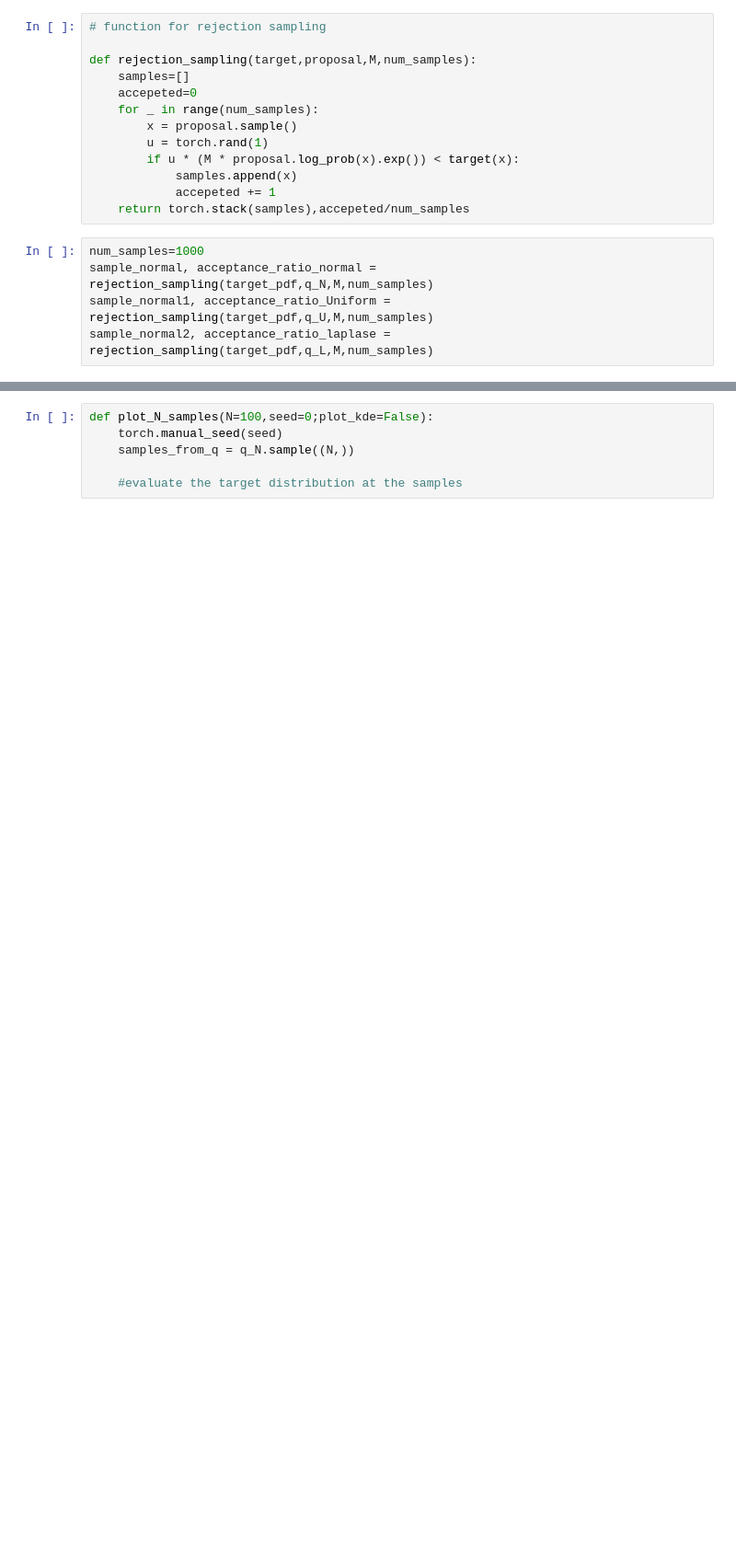
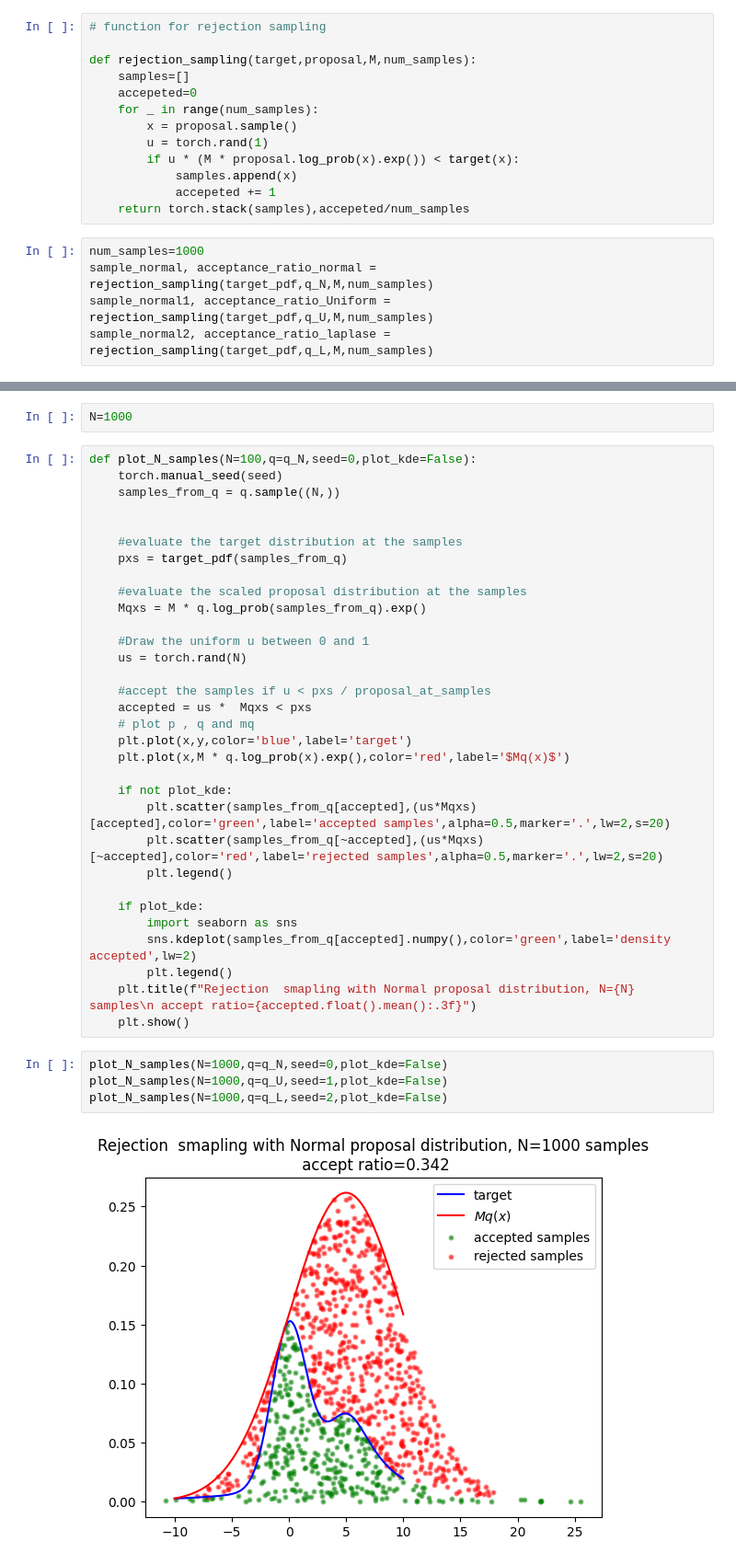
Before and after one commit to rishabh-mondal/Probabilistic-machine-learning, a Jupyter notebook: aasisgnment3.ipynb, the cells around one changed output, grey strips where cells are left out. Shown: that part at 92% size. Cells and saved outputs as stored; diff of their text form; blank space fills up the shorter version.

```diff
--- a/aasisgnment3.ipynb
+++ b/aasisgnment3.ipynb
@@ -77,6 +72,40 @@ acceptance ratio Laplase Proposal: 0.32
-# %%
-def plot_N_samples(N=100,seed=0;plot_kde=False):
-    torch.manual_seed(seed)
-    samples_from_q = q_N.sample((N,))
-
-    #evaluate the target distribution at the samples
+# %%
+N=1000
+# %%
+def plot_N_samples(N=100,q=q_N,seed=0,plot_kde=False):
+    torch.manual_seed(seed)
+    samples_from_q = q.sample((N,))
+
+
+    #evaluate the target distribution at the samples
+    pxs = target_pdf(samples_from_q)
+
+    #evaluate the scaled proposal distribution at the samples
+    Mqxs = M * q.log_prob(samples_from_q).exp()
+
+    #Draw the uniform u between 0 and 1
+    us = torch.rand(N)
+
+    #accept the samples if u < pxs / proposal_at_samples
+    accepted = us *  Mqxs < pxs
+    # plot p , q and mq
+    plt.plot(x,y,color='blue',label='target')
+    plt.plot(x,M * q.log_prob(x).exp(),color='red',label='$Mq(x)$')
+
+    if not plot_kde:
+        plt.scatter(samples_from_q[accepted],(us*Mqxs)[accepted],color='green',label='accepted samples',alpha=0.5,marker='.',lw=2,s=20)
+        plt.scatter(samples_from_q[~accepted],(us*Mqxs)[~accepted],color='red',label='rejected samples',alpha=0.5,marker='.',lw=2,s=20)
+        plt.legend()
+
+    if plot_kde:
+        import seaborn as sns
+        sns.kdeplot(samples_from_q[accepted].numpy(),color='green',label='density accepted',lw=2)
+        plt.legend()
+    plt.title(f"Rejection  smapling with Normal proposal distribution, N={N} samples\n accept ratio={accepted.float().mean():.3f}")
+    plt.show()
+# %%
+plot_N_samples(N=1000,q=q_N,seed=0,plot_kde=False)
+plot_N_samples(N=1000,q=q_U,seed=1,plot_kde=False)
+plot_N_samples(N=1000,q=q_L,seed=2,plot_kde=False)
+# %% [output]
+[figure, added]
```
Also changed, not shown: parts of 24 cells of this notebook.
